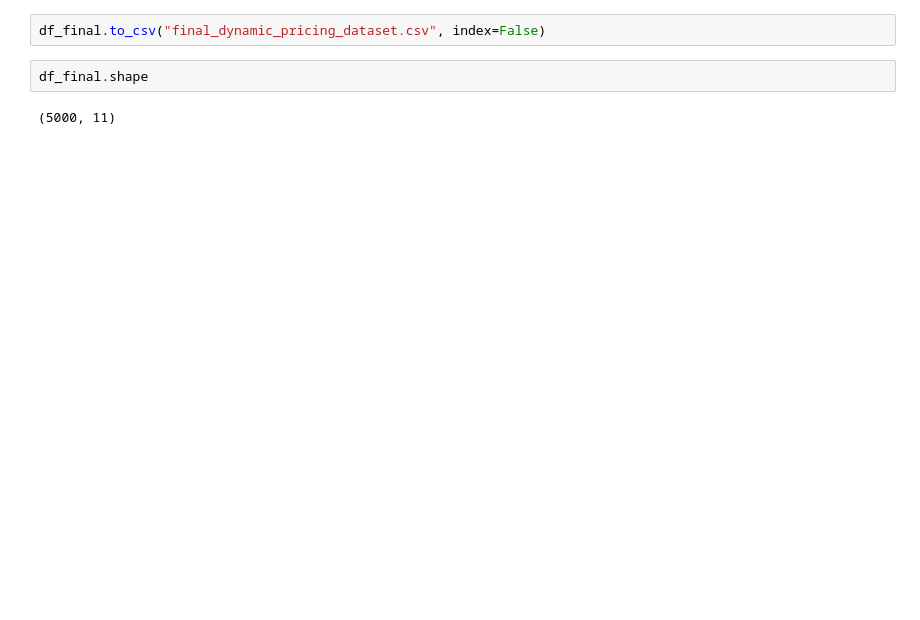
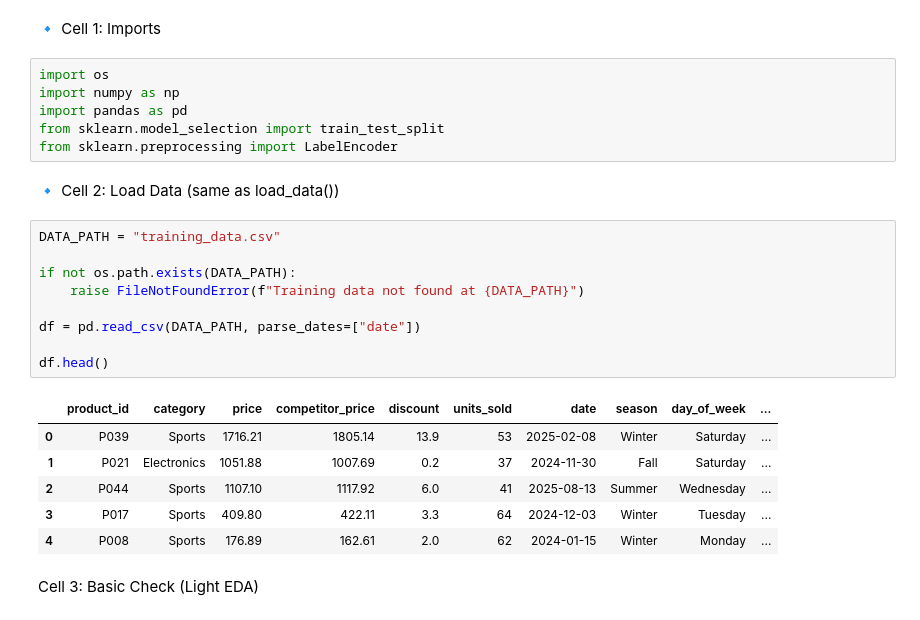
Before and after one commit to anurag815311/Dynamic-AI-pricing-engine-for-online-store, a Jupyter notebook: preprocessing.ipynb, the cells around one changed output. Cells and saved outputs as stored; diff of their text form; blank space fills up the shorter version.

```diff
--- a/preprocessing.ipynb
+++ b/preprocessing.ipynb
@@ -151,6 +1,28 @@ df_final.describe()
-# %%
-df_final.to_csv("final_dynamic_pricing_dataset.csv", index=False)
-# %%
-df_final.shape
-# %% [output]
-(5000, 11)
+# %% [markdown]
+🔹 Cell 1: Imports
+# %%
+import os
+import numpy as np
+import pandas as pd
+from sklearn.model_selection import train_test_split
+from sklearn.preprocessing import LabelEncoder
+# %% [markdown]
+🔹 Cell 2: Load Data (same as load_data())
+# %%
+DATA_PATH = "training_data.csv"
+
+if not os.path.exists(DATA_PATH):
+    raise FileNotFoundError(f"Training data not found at {DATA_PATH}")
+
+df = pd.read_csv(DATA_PATH, parse_dates=["date"])
+
+df.head()
+# %% [output]
+|  | product_id | category | price | competitor_price | discount | units_sold | date | season | day_of_week | ... |
+| 0 | P039 | Sports | 1716.21 | 1805.14 | 13.9 | 53 | 2025-02-08 | Winter | Saturday | ... |
+| 1 | P021 | Electronics | 1051.88 | 1007.69 | 0.2 | 37 | 2024-11-30 | Fall | Saturday | ... |
+| 2 | P044 | Sports | 1107.10 | 1117.92 | 6.0 | 41 | 2025-08-13 | Summer | Wednesday | ... |
+| 3 | P017 | Sports | 409.80 | 422.11 | 3.3 | 64 | 2024-12-03 | Winter | Tuesday | ... |
+| 4 | P008 | Sports | 176.89 | 162.61 | 2.0 | 62 | 2024-01-15 | Winter | Monday | ... |
+# %% [markdown]
+Cell 3: Basic Check (Light EDA)
```
Also changed, not shown: parts of 31 cells of this notebook, 2 other files.
